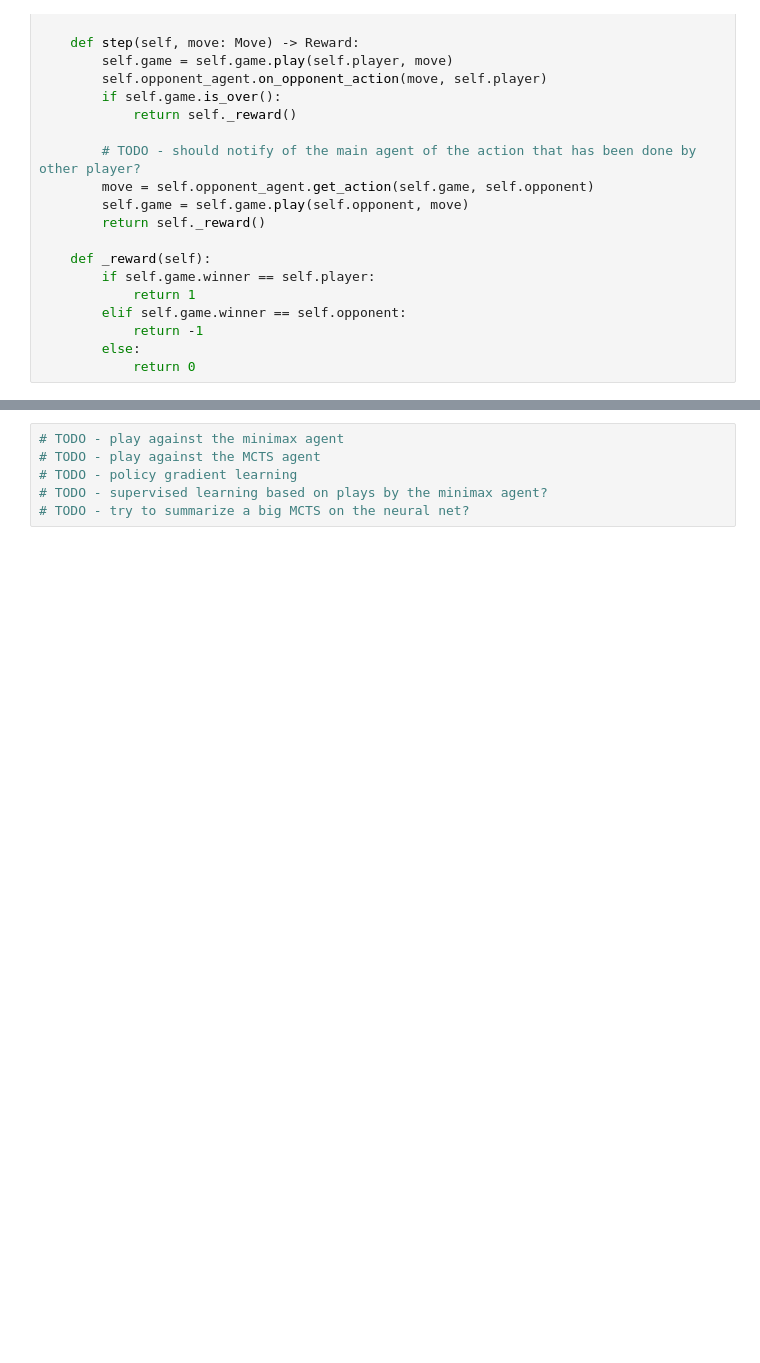
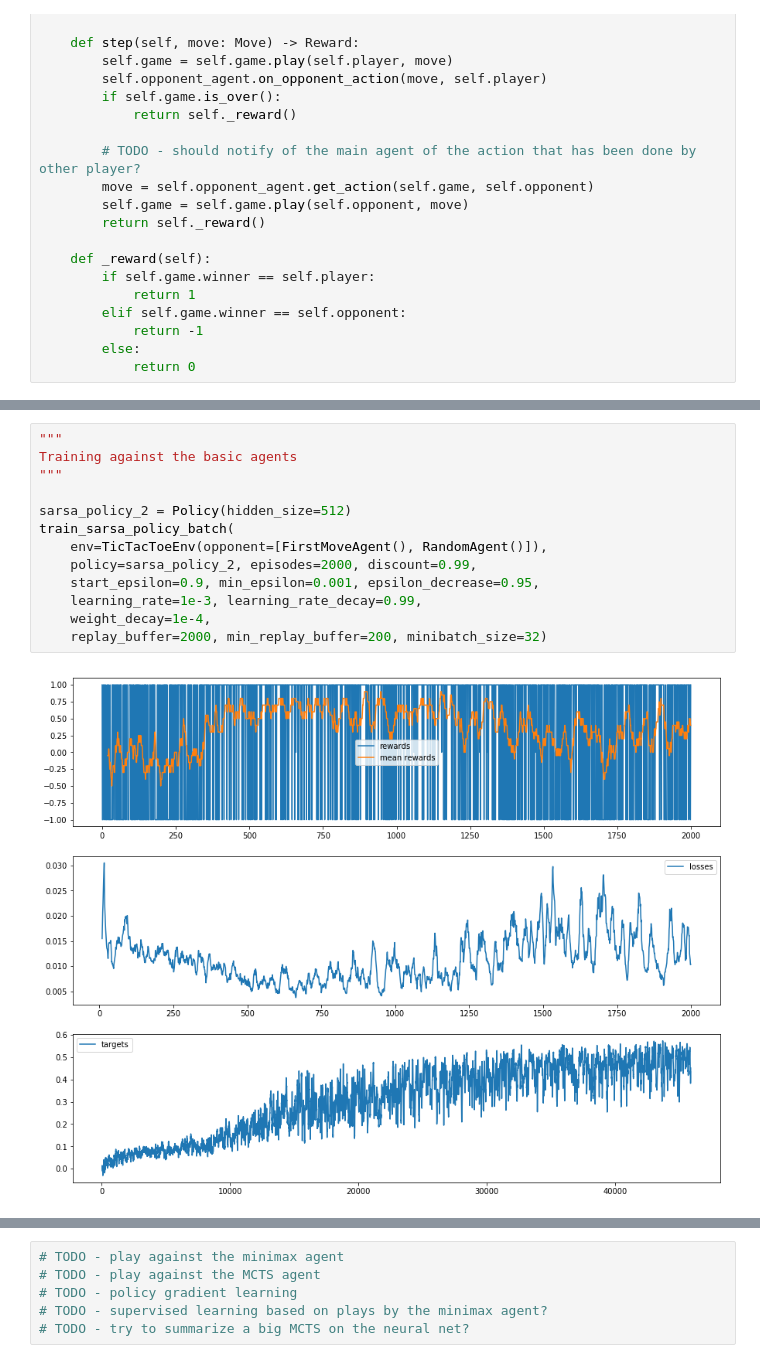
Before and after one commit to QuentinDuval/PythonExperiments, a Jupyter notebook: ml/codingame/ultimate_tic_tac_toe_learning.ipynb, the cells around one changed output, grey strips where cells are left out. Saved outputs shown, nothing was run; the diff lists cells and outputs as text; blank space fills up the shorter version.

```diff
--- a/ml/codingame/ultimate_tic_tac_toe_learning.ipynb
+++ b/ml/codingame/ultimate_tic_tac_toe_learning.ipynb
@@ -402,3 +409,18 @@ try_out(env=TicTacToeEnv(opponent=minimax), agent=PolicyAgent(sarsa_policy_1))
 * win: 0.0 %
 * draw: 0.0 %
 * loss: 100.0 %
+# %%
+"""
+Training against the basic agents
+"""
+
+sarsa_policy_2 = Policy(hidden_size=512)
+train_sarsa_policy_batch(
+    env=TicTacToeEnv(opponent=[FirstMoveAgent(), RandomAgent()]),
+    policy=sarsa_policy_2, episodes=2000, discount=0.99,
+    start_epsilon=0.9, min_epsilon=0.001, epsilon_decrease=0.95,
+    learning_rate=1e-3, learning_rate_decay=0.99,
+    weight_decay=1e-4,
+    replay_buffer=2000, min_replay_buffer=200, minibatch_size=32)
+# %% [output]
+[figure, added]
```
Also changed, not shown: parts of 7 cells of this notebook.
